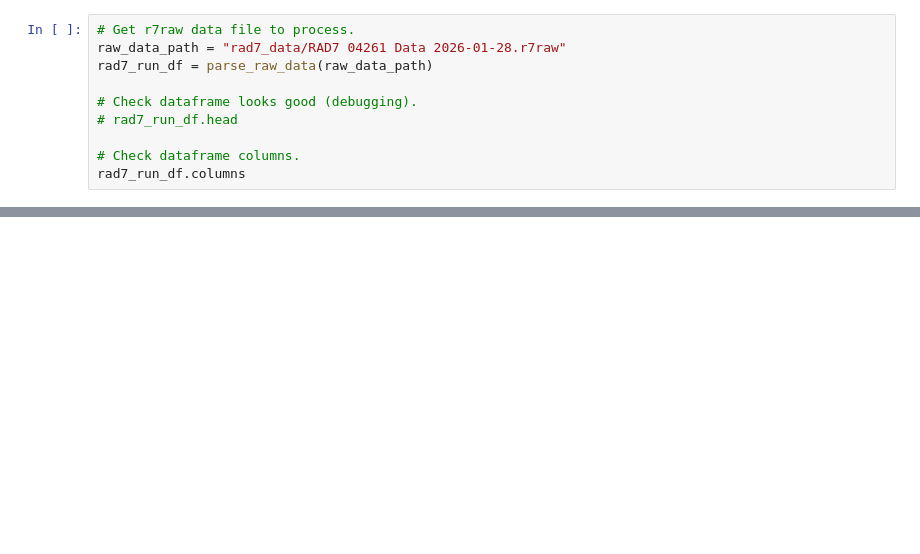
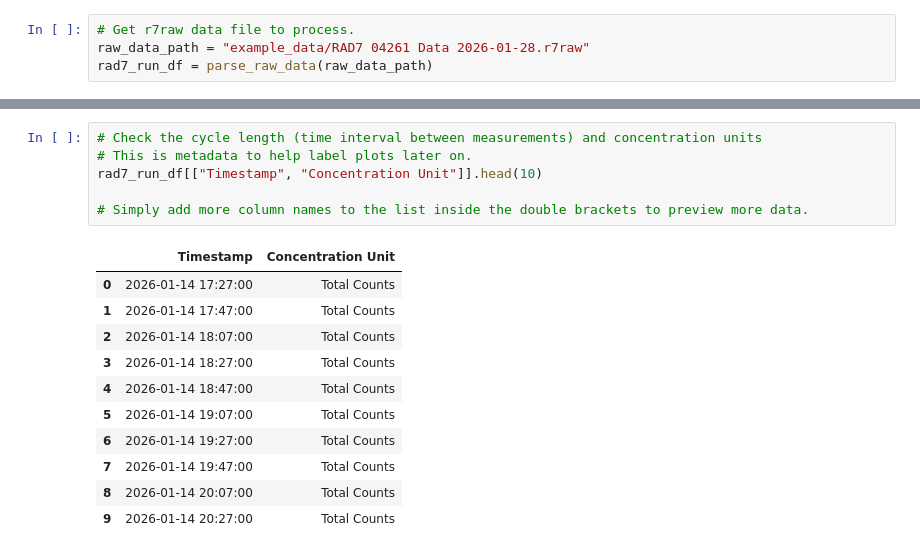
Before and after one commit to ncail/rad7-analysis, a Jupyter notebook: rad7_data_processing.ipynb, the cells around one changed output, grey strips where cells are left out. Saved outputs shown, nothing was run; the diff lists cells and outputs as text; blank space fills up the shorter version.

```diff
--- a/rad7_data_processing.ipynb
+++ b/rad7_data_processing.ipynb
@@ -29,10 +30,4 @@ import matplotlib.pyplot as plt
 # %%
 # Get r7raw data file to process.
-raw_data_path = "rad7_data/RAD7 04261 Data 2026-01-28.r7raw"
+raw_data_path = "example_data/RAD7 04261 Data 2026-01-28.r7raw"
 rad7_run_df = parse_raw_data(raw_data_path)
-
-# Check dataframe looks good (debugging).
-# rad7_run_df.head
-
-# Check dataframe columns.
-rad7_run_df.columns
@@ -49,0 +48,18 @@ Index(['Total Counts', 'Live Time', '% of total counts in win. A',
+# %%
+# Check the cycle length (time interval between measurements) and concentration units
+# This is metadata to help label plots later on.
+rad7_run_df[["Timestamp", "Concentration Unit"]].head(10)
+
+# Simply add more column names to the list inside the double brackets to preview more data.
+# %% [output]
+|  | Timestamp | Concentration Unit |
+| 0 | 2026-01-14 17:27:00 | Total Counts |
+| 1 | 2026-01-14 17:47:00 | Total Counts |
+| 2 | 2026-01-14 18:07:00 | Total Counts |
+| 3 | 2026-01-14 18:27:00 | Total Counts |
+| 4 | 2026-01-14 18:47:00 | Total Counts |
+| 5 | 2026-01-14 19:07:00 | Total Counts |
+| 6 | 2026-01-14 19:27:00 | Total Counts |
+| 7 | 2026-01-14 19:47:00 | Total Counts |
+| 8 | 2026-01-14 20:07:00 | Total Counts |
+| 9 | 2026-01-14 20:27:00 | Total Counts |
```
Also changed, not shown: parts of 14 cells of this notebook.
